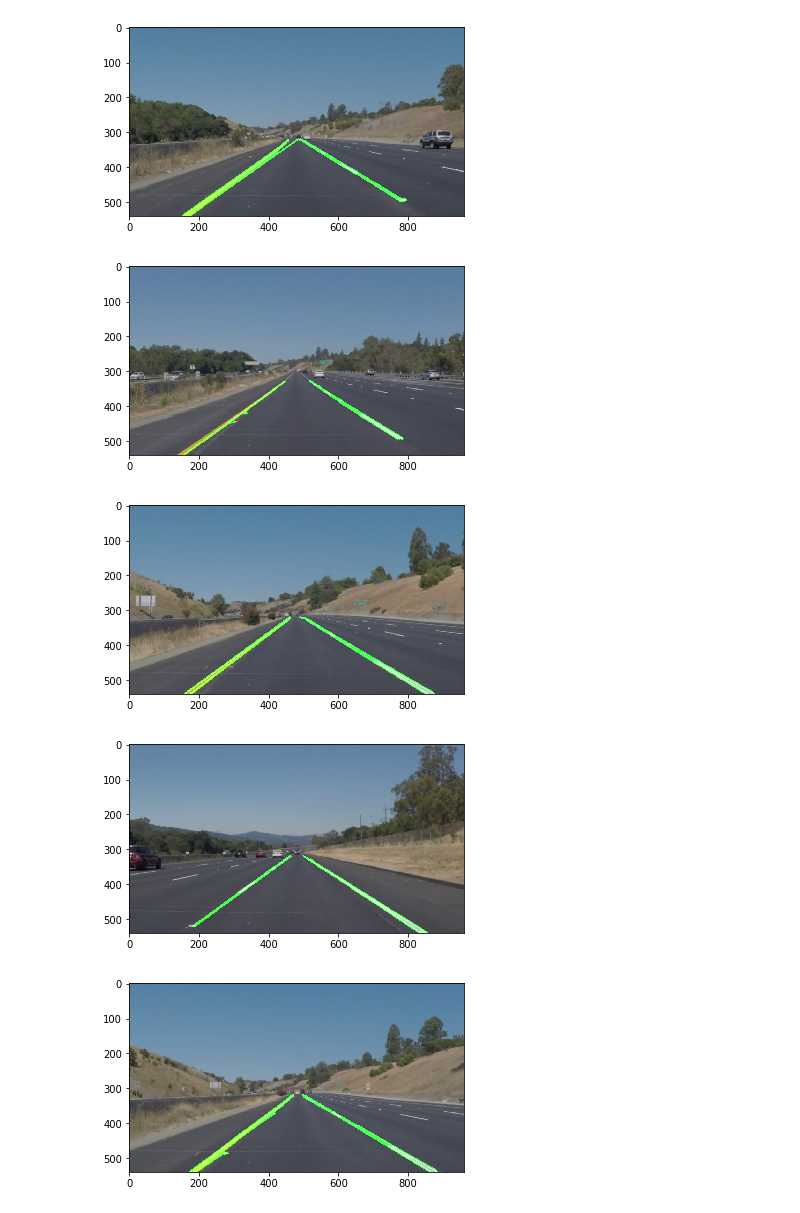
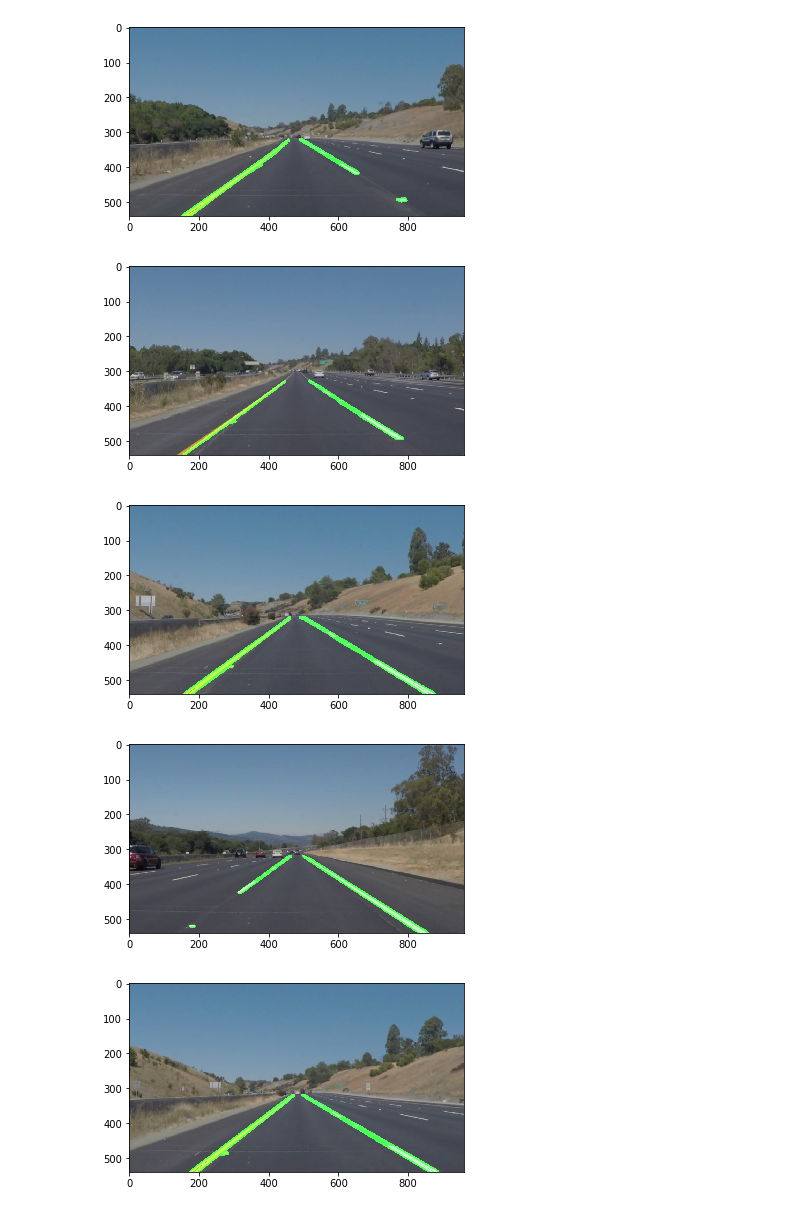
Before and after one commit to juanlvo/CarND-LaneLines-P1, a Jupyter notebook: LaneLinesDetectorListOfImages.ipynb, the cells around one changed output. Saved outputs shown, nothing was run; the diff lists cells and outputs as text; code cells hidden in the pictures.

```diff
--- a/LaneLinesDetectorListOfImages.ipynb
+++ b/LaneLinesDetectorListOfImages.ipynb
@@ -75,42 +75,42 @@ for file_name in test_images:
 
     # Define our parameters for Canny and apply
     low_threshold = 1
-    high_threshold = 255
+    high_threshold = 200
     edges = canny(blur_gray, low_threshold, high_threshold)
 
     # This time we are defining a four sided polygon to mask
     imshape = image.shape
     vertices = np.array([[(150, imshape[0]),(460, 320), (500, 320), (imshape[1], imshape[0])]], dtype=np.int32)
     masked_edges = region_of_interest(edges, vertices)
 
     # Define the Hough transform parameters
     # Make a blank the same size as our image to draw on
     rho = 1 # distance resolution in pixels of the Hough grid
     theta = np.pi/180 # angular resolution in radians of the Hough grid
     threshold = 10     # minimum number of votes (intersections in Hough grid cell)
     min_line_length = 1 #minimum number of pixels making up a line
-    max_line_gap = 200    # maximum gap in pixels between connectable line segments
+    max_line_gap = 100    # maximum gap in pixels between connectable line segments
     line_image = np.copy(image)*0 # creating a blank to draw lines on
 
     # Run Hough on edge detected image
     # Output "lines" is an array containing endpoints of detected line segments
     lines = cv2.HoughLinesP(masked_edges, rho, theta, threshold, np.array([]), min_line_length, max_line_gap)
 
     # Iterate over the output "lines" and draw lines on a blank image
     for line in lines:
         for x1,y1,x2,y2 in line:
-            cv2.line(line_image,(x1,y1),(x2,y2),(0,255,0),3)
+            cv2.line(line_image,(x1,y1),(x2,y2),(0,255,0),7)
 
     # Create a "color" binary image to combine with line image
     color_edges = np.dstack((edges, edges, edges))
 
     # Draw the lines on the edge image
     lines_edges = weighted_img(line_image, image, 0.8, 1., 0.)
     plt.figure()
     plt.imshow(lines_edges)
 # %% [output]
-[figure, old version]
+[figure, new version]
 [figure]
-[figure, old version]
+[figure, new version]
-[figure, old version]
+[figure, new version]
-[figure, old version]
+[figure, new version]
```
Also changed, not shown: parts of 1 cell of this notebook, 2 other files.
